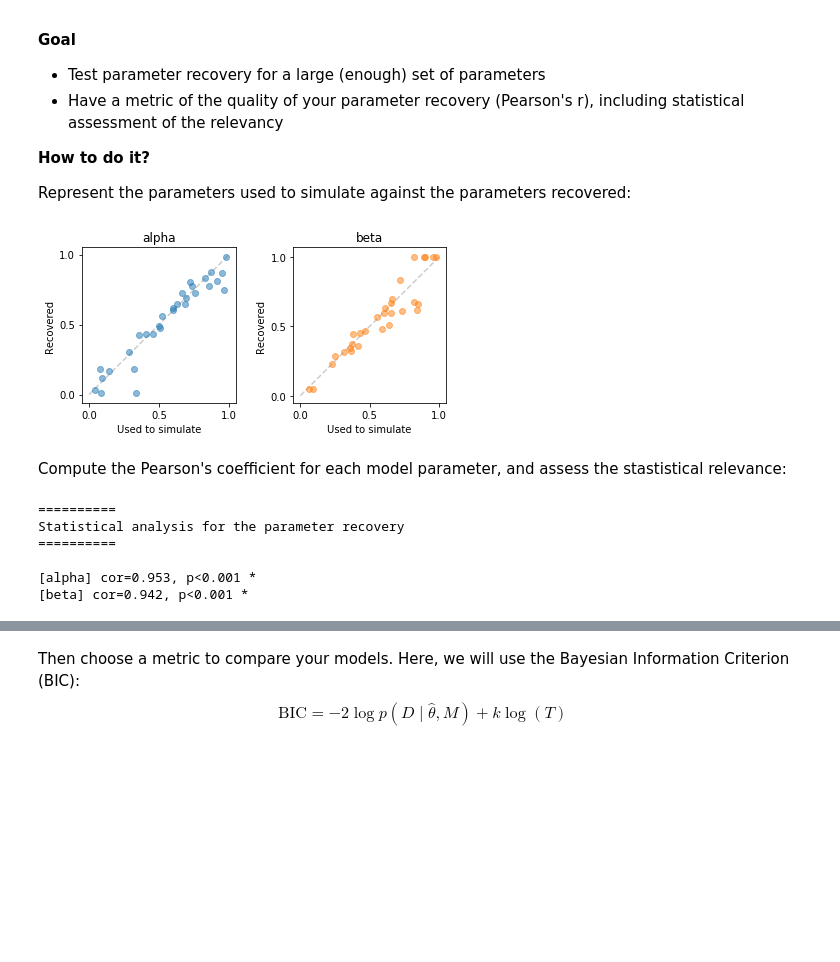
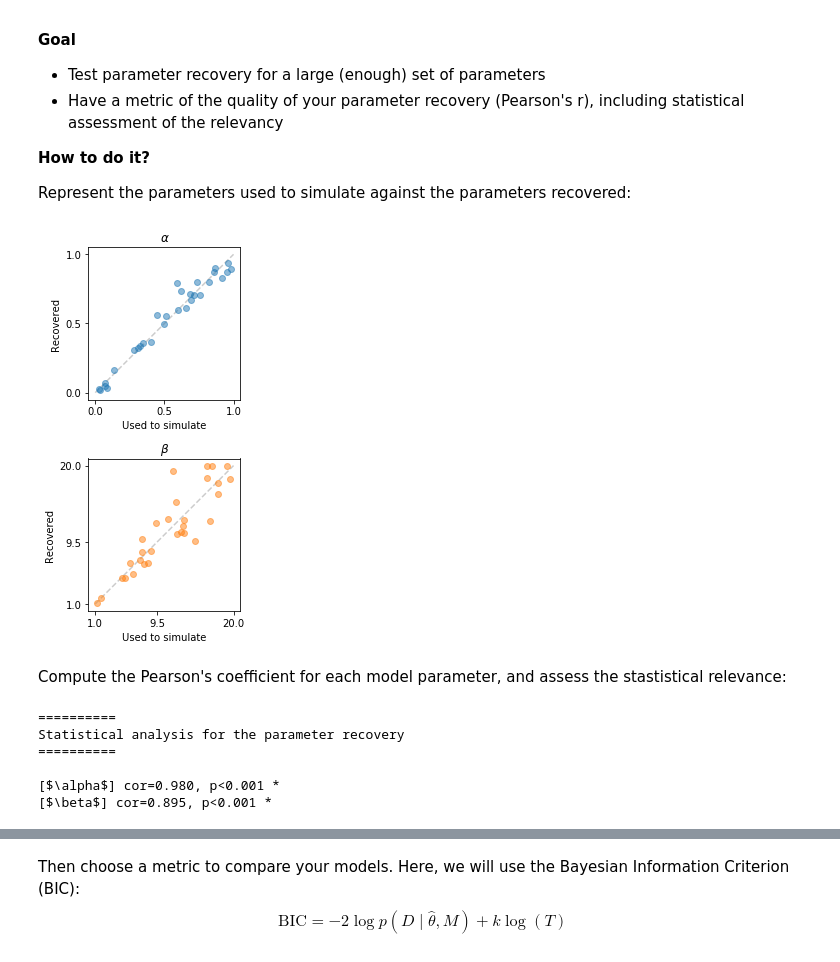
Before and after one commit to AurelienNioche/LectureCognitiveModeling, a Jupyter notebook: main.ipynb, the cells around one changed output, grey strips where cells are left out. Cells and saved outputs as stored; diff of their text form; code cells hidden in the pictures; blank space fills up the shorter version.

```diff
--- a/main.ipynb
+++ b/main.ipynb
@@ -230,30 +227,27 @@ Q^{t+1}(i) = Q^t(i) + \alpha(s - Q^t(i))
 \end{equation}
 # %%
 class RW(Random):
-
     """
     Rescola-Wagner
     """
 
-    param_labels = ("alpha", "beta")
-    fit_bounds = (0.01, 1), (0.05, 1)
-    xp_bounds = (0.1, 0.25), (0.01, 0.15)
+    param_labels = (r"$\alpha$", r"$\beta$")
+    fit_bounds = (0.0, 1.0), (1.0, 20.0),
 
-    def __init__(self, q_learning_rate, q_temp, initial_value=0.5):
+    def __init__(self, q_alpha, q_beta, initial_value=0.5):
         super().__init__()
         self.q_values = np.full(N, initial_value)
-        self.q_learning_rate = q_learning_rate
-        self.q_temp = q_temp
+        self.q_alpha = q_alpha
+        self.q_beta = q_beta
 
     def decision_rule(self):
-
-        p_soft = np.exp(self.q_values / self.q_temp) / \
-                 np.sum(np.exp(self.q_values / self.q_temp))
+        p_soft = np.exp(self.q_beta * self.q_values) / \
+                 np.sum(np.exp(self.q_beta * self.q_values))
         return p_soft
 
     def updating_rule(self, option, success):
         self.q_values[option] += \
-            self.q_learning_rate * (success - self.q_values[option])
+            self.q_alpha * (success - self.q_values[option])
 # %% [markdown]
 <img src="img/status_quo.jpg" width=300>
 
@@ -645,7 +638,7 @@ def log_likelihood(model, param, choices, successes):
         p = p_choice[c]
 
         # Compute log
-        ll[t] = np.log(p + EPS)
+        ll[t] = np.log(p + np.finfo(np.float).eps)
 
         # Make agent learn
         agent.learn(option=c, success=s)
@@ -690,7 +683,7 @@ class BanditOptimizer:
         if self.model.fit_bounds:
             res = scipy.optimize.minimize(
                 fun=self.objective,
-                x0=np.full(len(self.model.fit_bounds), 0.5),
+                x0=np.array([(b[1] - b[0])/2 for b in self.model.fit_bounds]),
                 bounds=self.model.fit_bounds)
             assert res.success
 
@@ -877,65 +882,68 @@ plot.comparison_best_fit_rw_pop(
 Represent the parameters used to simulate against the parameters recovered:
 # %%
 @use_pickle
-def data_param_recovery(model, n_sets):
+def data_param_recovery(model, n_sets, seed):
 
     print("Computing data for parameter recovery...")
+
+    # Seed the random number generator
+    np.random.seed(seed)
 
     # Get the parameters labels
     param_labels = model.param_labels
     n_param = len(param_labels)
 
     # Data container (2: simulated, retrieved)
-    param = {
-        k: np.zeros((2, n_sets)) for k in param_labels
-    }
+    param = np.zeros((n_param, 2, n_sets))
 
     # Loop over the number of parameter sets
     for set_idx in tqdm(range(n_sets)):
 
         # Select parameter to simulate...
         param_to_sim = \
             [np.random.uniform(*b)
              for b in model.fit_bounds]
 
         # Simulate
         choices, successes = run_simulation(seed=set_idx,
                                             agent_model=model,
                                             param=param_to_sim)
 
         # Create the optimizer and run it
         opt = BanditOptimizer(choices=choices,
                               successes=successes,
                               model=model)
         best_param, best_value = opt.run()
 
         # Backup
         for i in range(n_param):
-            param[param_labels[i]][0, set_idx] = param_to_sim[i]
-            param[param_labels[i]][1, set_idx] = best_param[i]
+            param[i, 0, set_idx] = param_to_sim[i]
+            param[i, 1, set_idx] = best_param[i]
 
     return param
 
 
 # Get data
-P_RCV = data_param_recovery(model=RW, n_sets=30)
+P_RCV = data_param_recovery(model=RW, n_sets=30, seed=234)
 
 # Plot
-plot.parameter_recovery(data=P_RCV)
+plot.parameter_recovery(data=P_RCV,
+                        param_names=RW.param_labels,
+                        param_bounds=RW.fit_bounds)
 # %% [output]
-[figure, old version]
+[figure, new version]
 # %% [markdown]
 Compute the Pearson's coefficient for each model parameter, and assess the stastistical relevance:
 # %%
 # Stats
-stats.correlation_recovery(data=P_RCV)
+stats.correlation_recovery(data=P_RCV, param_names=RW.param_labels)
 # %% [output]
 ==========
 Statistical analysis for the parameter recovery
 ==========
 
-[alpha] cor=0.953, p<0.001 *
-[beta] cor=0.942, p<0.001 *
+[$\alpha$] cor=0.980, p<0.001 *
+[$\beta$] cor=0.895, p<0.001 *
 # %% [markdown]
 
 ## 4. Model Recovery
```
Also changed, not shown: parts of 20 cells of this notebook, 7 other files.
